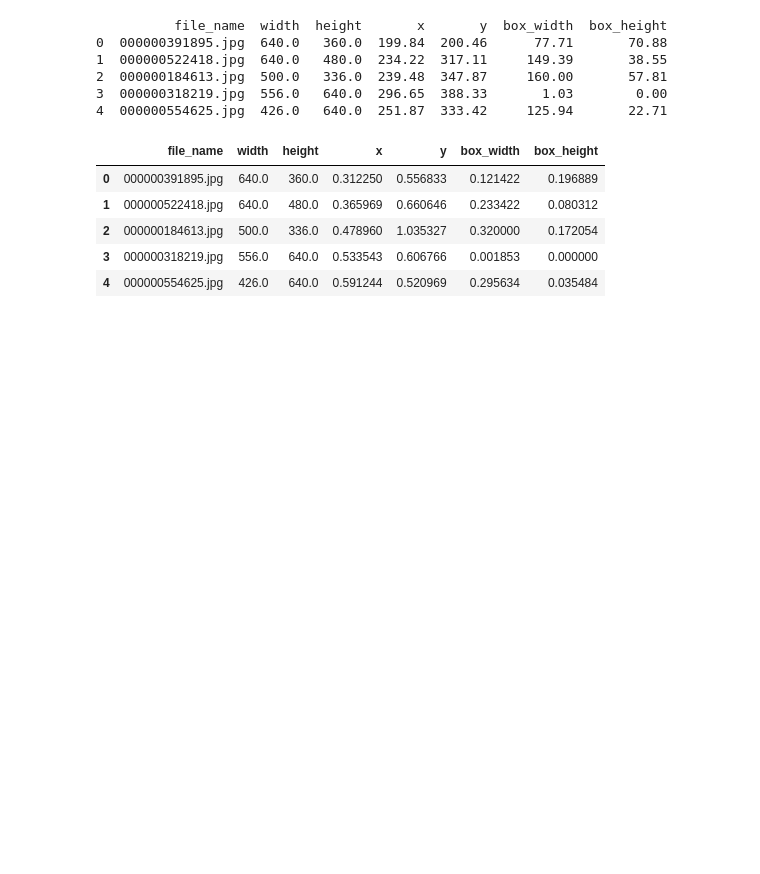
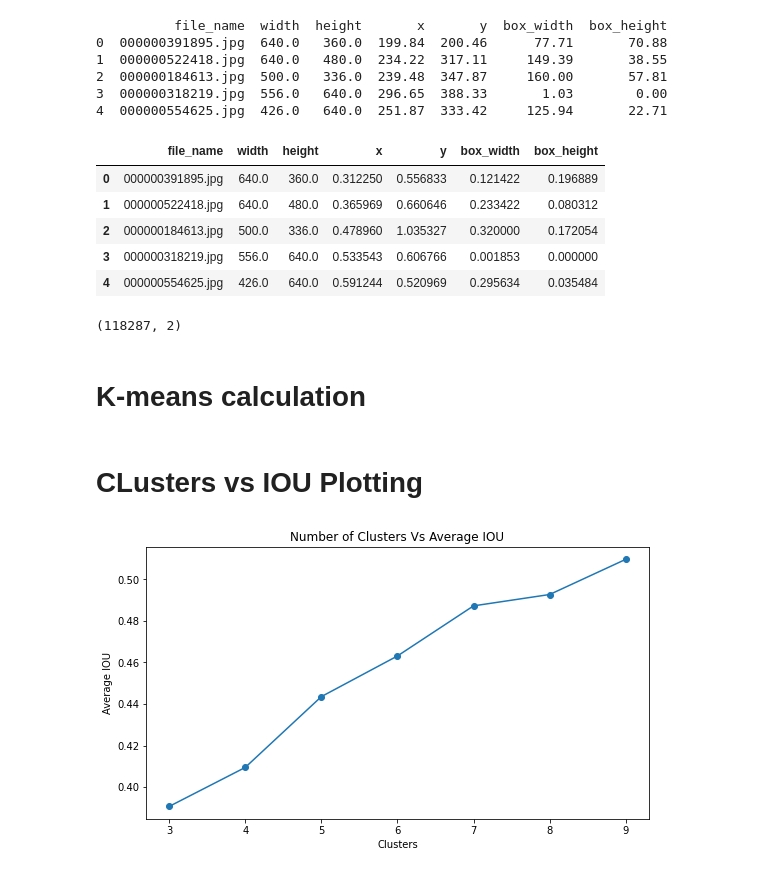
Before and after one commit to satyaNekkantiCompVison/ExtensiveVisionAI, a Jupyter notebook: S10_ObjectLocalization/Coco_data-Kmeans/S10_COCO_Dataset.ipynb, the cells around one changed output. Saved outputs shown, nothing was run; the diff lists cells and outputs as text; code cells hidden in the pictures; blank space fills up the shorter version.

```diff
--- a/S10_ObjectLocalization/Coco_data-Kmeans/S10_COCO_Dataset.ipynb
+++ b/S10_ObjectLocalization/Coco_data-Kmeans/S10_COCO_Dataset.ipynb
@@ -136,7 +137,7 @@ annotation_map_df = pd.concat([images_df, annotations_df], 1)[['file_name', 'wid
 box_df =pd.DataFrame(annotation_map_df['bbox'].values.tolist(), columns =['x', 'y', 'box_width', 'box_height'])
 annotation_map_df = pd.concat([annotation_map_df, box_df], 1)
 annotation_map_df = annotation_map_df.drop('bbox', axis =1)
-
+annotation_map_df = annotation_map_df.dropna()
 print(annotation_map_df.head())
 # %% [output]
           file_name  width  height       x       y  box_width  box_height
@@ -160,3 +161,10 @@ normalize_annotations_map_df.head()
 | 2 | 000000184613.jpg | 500.0 | 336.0 | 0.478960 | 1.035327 | 0.320000 | 0.172054 |
 | 3 | 000000318219.jpg | 556.0 | 640.0 | 0.533543 | 0.606766 | 0.001853 | 0.000000 |
 | 4 | 000000554625.jpg | 426.0 | 640.0 | 0.591244 | 0.520969 | 0.295634 | 0.035484 |
+# %%
+bbox_array = normalize_annotations_map_df[["box_width", "box_height"]].to_numpy()
+bbox_array.shape
+# %% [output]
+(118287, 2)
+# %% [markdown]
+# K-means calculation
@@ -162,0 +252,20 @@ normalize_annotations_map_df.head()
+# %%
+iou=[]
+inertia = []
+kmeans={}
+cluster_range = range(3, 10)
+for i in cluster_range:
+  kmeans[i]=Kmeans(n_clusters = i,data_points = bbox_array,iterations = 300)
+  iou.append(kmeans[i].avg_IOU(bbox_array))
+  inertia.append(kmeans[i].wcss)
+# %% [markdown]
+# CLusters vs IOU Plotting
+# %%
+fig = plt.figure(figsize=(9, 5))
+plt.plot(cluster_range, iou, marker='o')
+plt.xlabel('Clusters')
+plt.ylabel('Average IOU')
+plt.title("Number of Clusters Vs Average IOU")
+plt.show()
+# %% [output]
+[figure, added]
```
Also changed, not shown: parts of 8 cells of this notebook.
